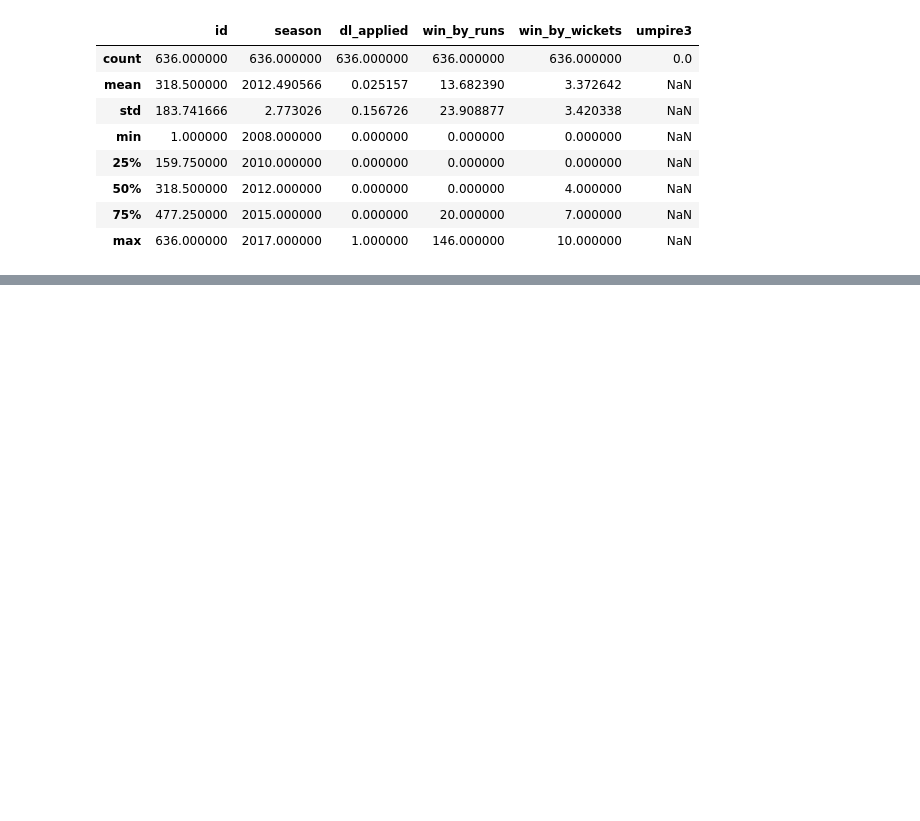
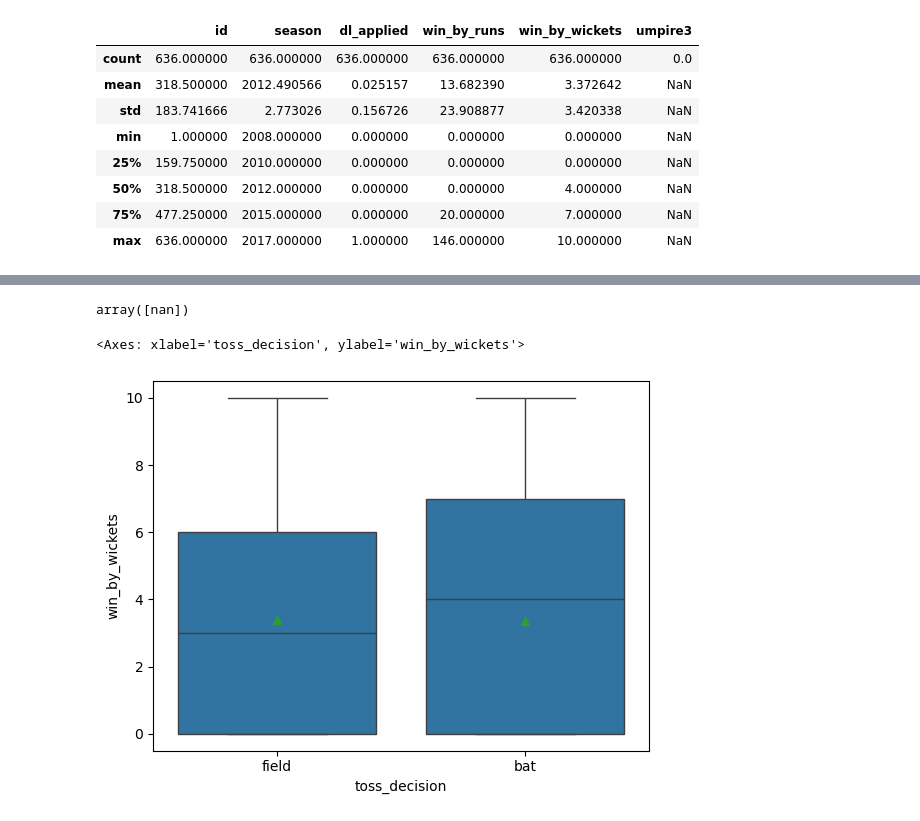
Before and after one commit to HiddenSquid0622/EDA-IPL-Matches, a Jupyter notebook: EDA1-checkpoint.ipynb, the cells around one changed output, grey strips where cells are left out. Drawn from its saved outputs; the diff is of its cells as text; code cells hidden in the pictures; blank space fills up the shorter version.

```diff
--- a/EDA1-checkpoint.ipynb
+++ b/EDA1-checkpoint.ipynb
@@ -48,0 +76,11 @@ df.describe()
+# %%
+df['umpire3'].unique()
+# %% [output]
+array([nan])
+# %%
+df = df.drop('umpire3', axis=1)
+# %%
+sns.boxplot(x='toss_decision', y='win_by_wickets', data = df, showmeans=True)
+# %% [output]
+<Axes: xlabel='toss_decision', ylabel='win_by_wickets'>
+[figure, added]
```
Also changed, not shown: parts of 10 cells of this notebook.
